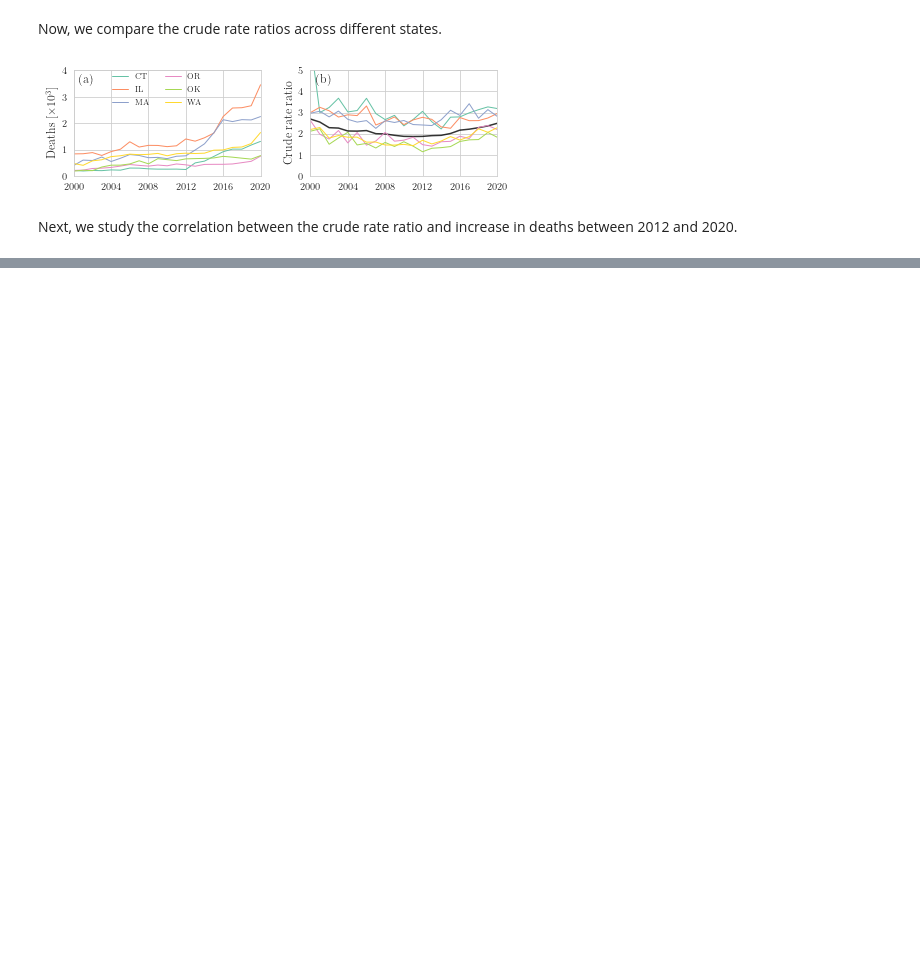
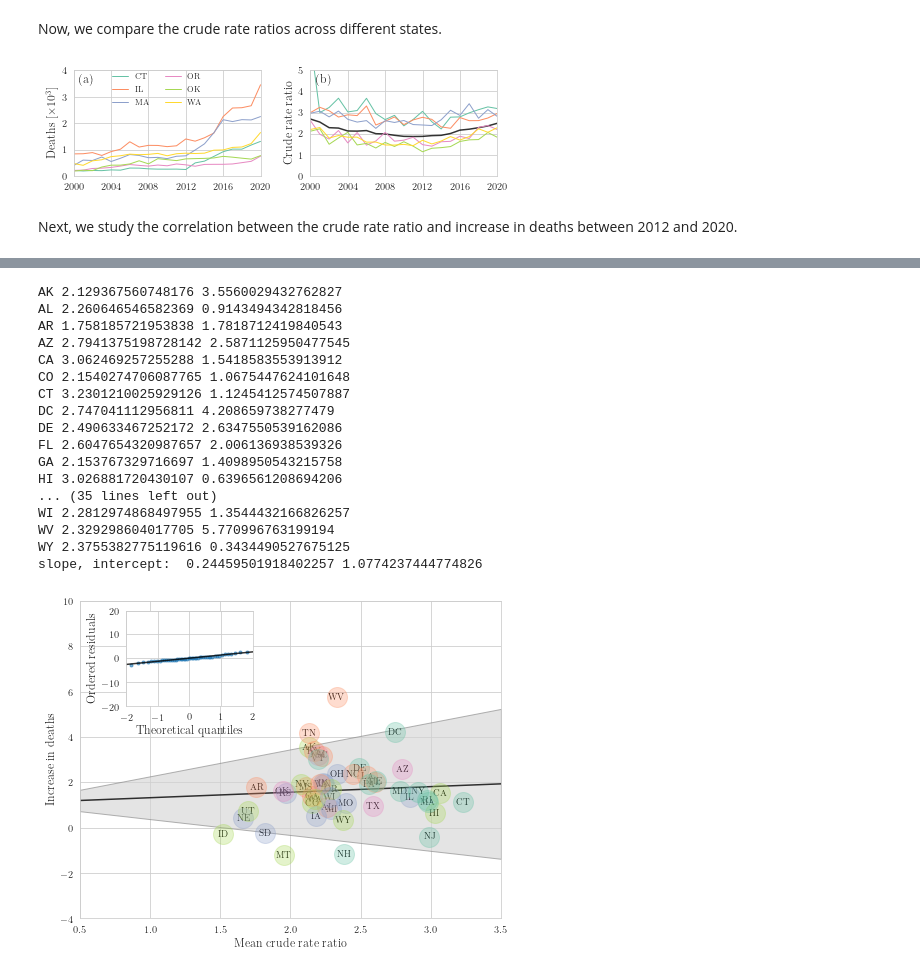
Before and after one commit to dorsogna/drugs, a Jupyter notebook: data_visualization.ipynb, the cells around one changed output, grey strips where cells are left out. Drawn from its saved outputs; the diff is of its cells as text; code cells hidden in the pictures; blank space fills up the shorter version.

```diff
--- a/data_visualization.ipynb
+++ b/data_visualization.ipynb
@@ -720,0 +932,21 @@ state_deaths_rate_corr_plot(ylim=40)
+# %%
+state_deaths_rate_corr_gender_plot("female",ylim=40)
+# %% [output]
+AK 2.129367560748176 3.5560029432762827
+AL 2.260646546582369 0.9143494342818456
+AR 1.758185721953838 1.7818712419840543
+AZ 2.7941375198728142 2.5871125950477545
+CA 3.062469257255288 1.5418583553913912
+CO 2.1540274706087765 1.0675447624101648
+CT 3.2301210025929126 1.1245412574507887
+DC 2.747041112956811 4.208659738277479
+DE 2.490633467252172 2.6347550539162086
+FL 2.6047654320987657 2.006136938539326
+GA 2.153767329716697 1.4098950543215758
+HI 3.026881720430107 0.6396561208694206
+... (35 lines left out)
+WI 2.2812974868497955 1.3544432166826257
+WV 2.329298604017705 5.770996763199194
+WY 2.3755382775119616 0.3434490527675125
+slope, intercept:  0.24459501918402257 1.0774237444774826
+[figure, added]
```
Also changed, not shown: parts of 5 cells of this notebook, 21 other files.
